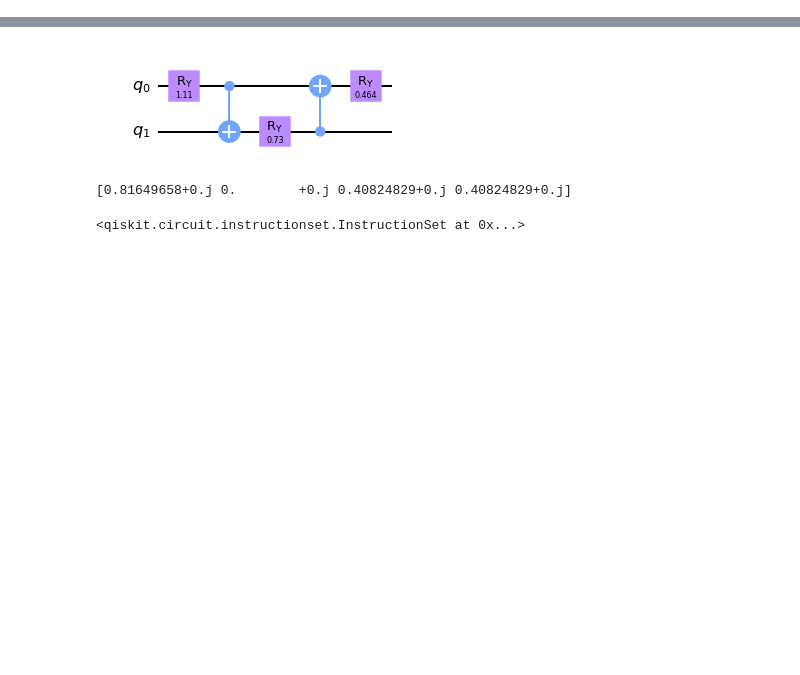
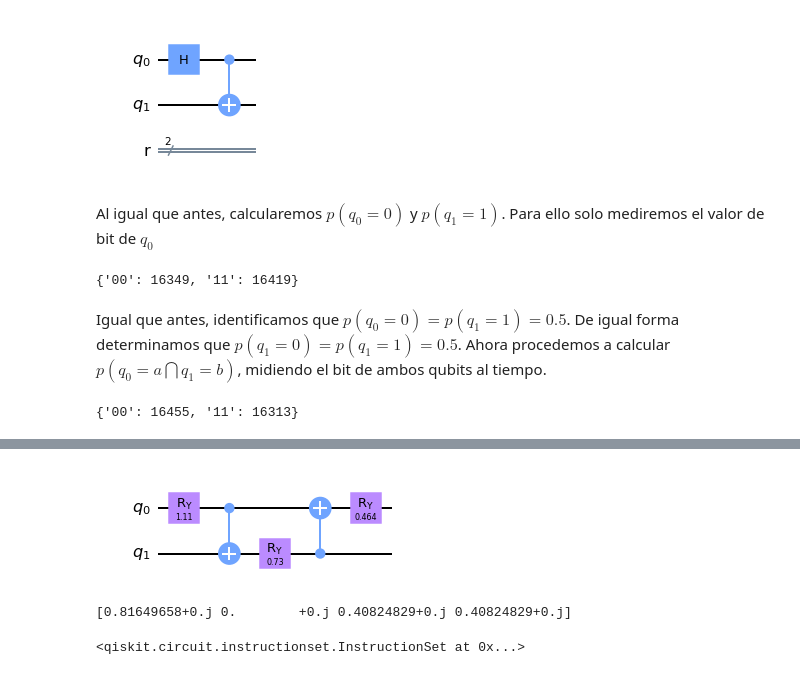
Before and after one commit to QC-FEM/QC-CrashCourse, a Jupyter notebook: Lec_2_Multiqubits/Lec_2_Multiqubits.ipynb, the cells around one changed output, grey strips where cells are left out. Drawn from its saved outputs; the diff is of its cells as text; code cells hidden in the pictures; blank space fills up the shorter version.

```diff
--- a/Lec_2_Multiqubits/Lec_2_Multiqubits.ipynb
+++ b/Lec_2_Multiqubits/Lec_2_Multiqubits.ipynb
@@ -6,0 +120,33 @@ backend = Aer.get_backend('statevector_simulator')
+# %%
+## Creamos registro cuántico
+q = QuantumRegister(2,name='q')
+## Creamos registro de medición
+r = ClassicalRegister(2,name='r')
+QC_ent = QuantumCircuit(q,r)
+## Aplicamos Hadmard Sobre q0
+QC_ent.h(q[0])
+## Aplicamos X sobre q1
+QC_ent.cx(*q)
+## Dibujamos el circuito
+QC_ent.draw(output='mpl')
+# %% [output]
+[figure, added]
+# %% [markdown]
+Al igual que antes, calcularemos $p(q_0 = 0)$ y $p(q_1 = 1)$. Para ello solo mediremos el valor de bit de $q_0$
+# %%
+qasm_sim = BasicAer.get_backend('qasm_simulator')
+QC_ent.measure(q[0],r[0])
+counts = execute(QC_ent,qasm_sim,shots=1<<15).result().get_counts()
+print(counts)
+# %% [output]
+{'00': 16349, '11': 16419}
+# %% [markdown]
+Igual que antes, identificamos que $p(q_0 = 0) = p(q_1 = 1) = 0.5$. De igual forma determinamos que $p(q_1 = 0) = p(q_1 = 1) = 0.5$. Ahora procedemos a calcular $p(q_0 = a \bigcap q_1 = b)$, midiendo el bit de ambos qubits al tiempo.
+# %%
+## Ejecutamos el circuito
+qasm_sim = BasicAer.get_backend('qasm_simulator')
+QC_ent.measure(q,r)
+counts = execute(QC_ent,qasm_sim,shots=1<<15).result().get_counts()
+print(counts)
+# %% [output]
+{'00': 16455, '11': 16313}
```
Also changed, not shown: parts of 10 cells of this notebook, 1 other file.
